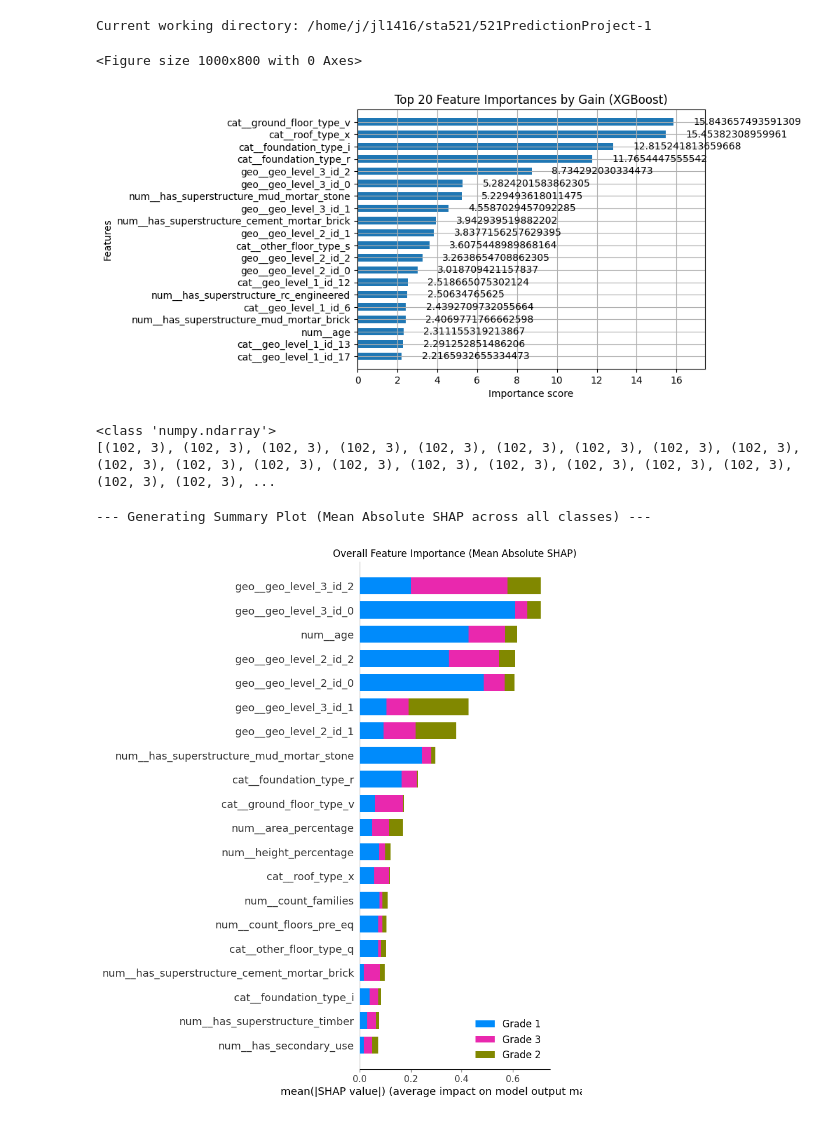
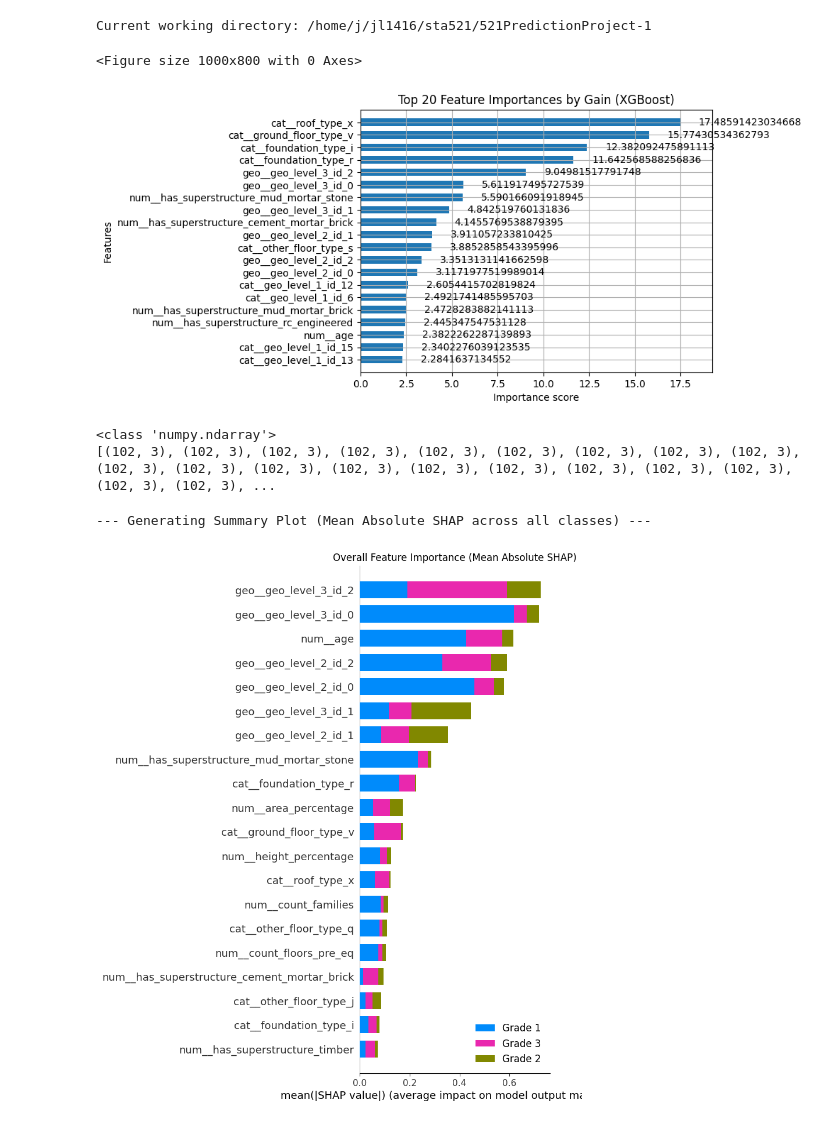
Before and after one commit to jcas-slw/521PredictionProject, a Jupyter notebook: xgboost_shap.ipynb, the cells around one changed output. Saved outputs shown, nothing was run; the diff lists cells and outputs as text; code cells hidden in the pictures.

```diff
--- a/xgboost_shap.ipynb
+++ b/xgboost_shap.ipynb
@@ -14,31 +14,31 @@ Current working directory: /home/j/jl1416/sta521/521PredictionProject-1
 # %%
 import matplotlib.pyplot as plt
 import pandas as pd
 from xgboost import plot_importance
 import pickle
 
 # Load trained XGBoost model
 with open("artifacts/final_model_xgb.pkl", "rb") as f:
     model = pickle.load(f)
 
 # Load target encoder
-with open("artifacts/target_encoder.pkl", "rb") as f:
+with open("artifacts/final_target_encoder.pkl", "rb") as f:
     te_final = pickle.load(f)
 
 
 # Plot top 20 features by Gain
 plt.figure(figsize=(10, 8))
 plot_importance(
     model,
     importance_type='gain',  # use Gain instead of Weight
     max_num_features=20,
     height=0.6
 )
 plt.title("Top 20 Feature Importances by Gain (XGBoost)")
 plt.show()
 # %% [output]
 <Figure size 1000x800 with 0 Axes>
-[figure, old version]
+[figure, new version]
 # %%
 # ------------------------------------------
 # 1. Load model + training data
@@ -100,7 +100,7 @@ plt.title("Overall Feature Importance (Mean Absolute SHAP)")
 plt.show()
 # %% [output]
 --- Generating Summary Plot (Mean Absolute SHAP across all classes) ---
-[figure, old version]
+[figure, new version]
 # %%
 class_names = ['Grade 1', 'Grade 2', 'Grade 3']
 
```
Also changed, not shown: parts of 1 cell of this notebook, 9 other files.
